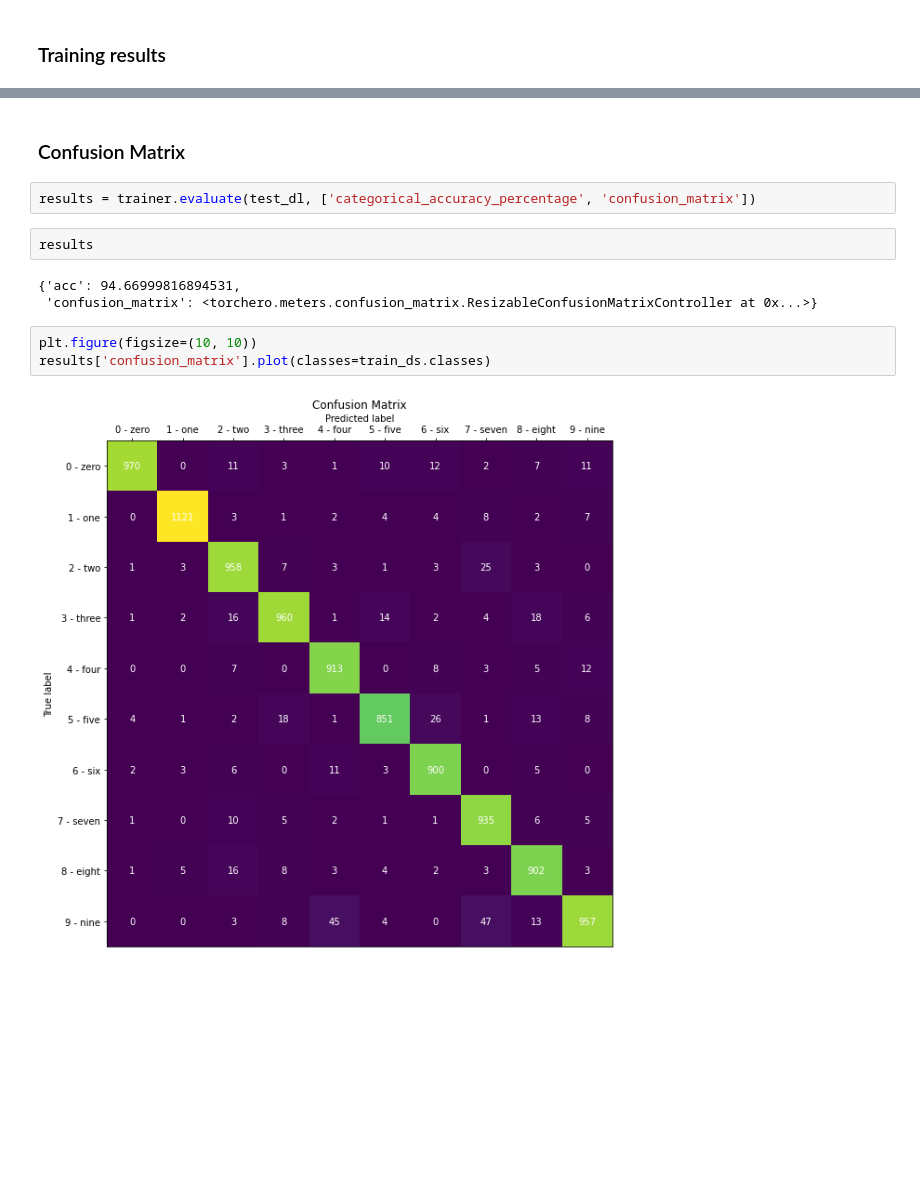
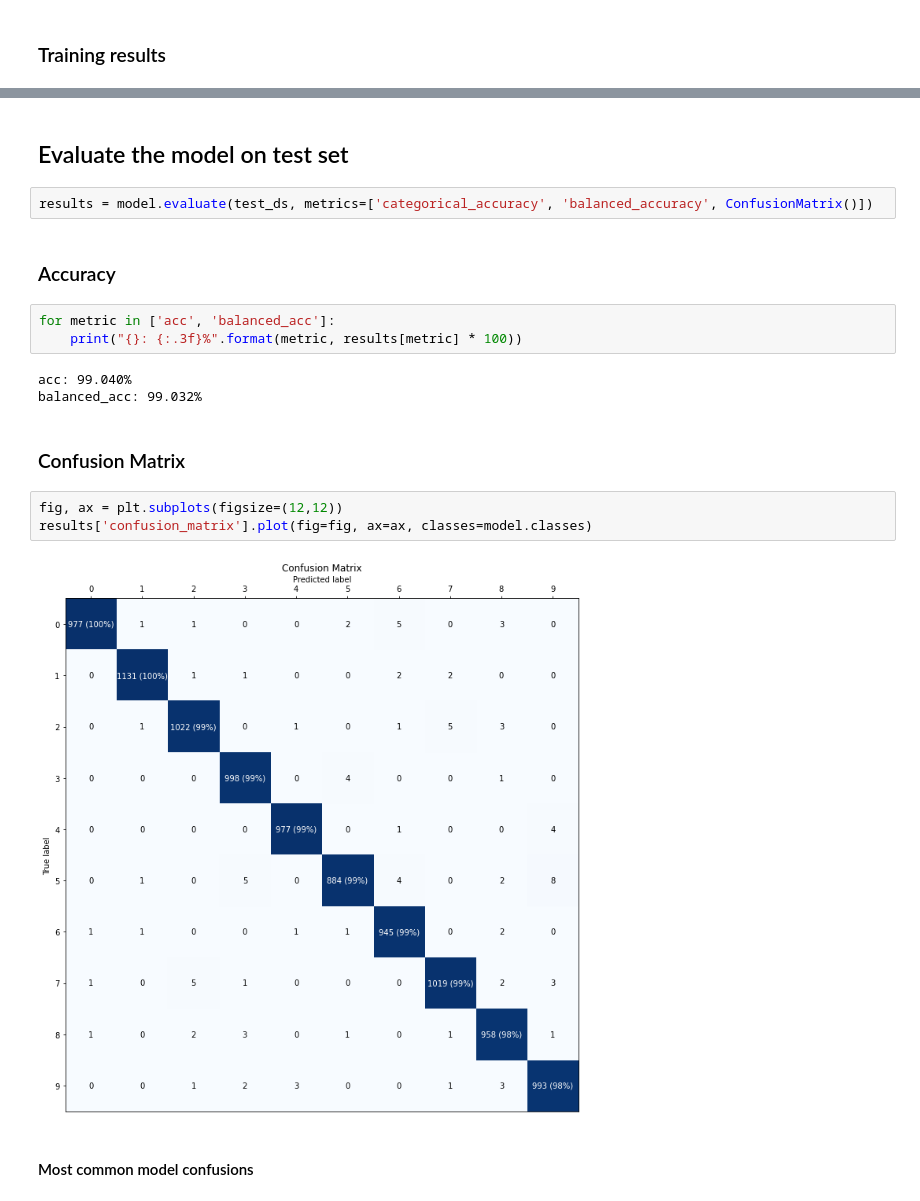
Before and after one commit to juancruzsosa/torchero, a Jupyter notebook: examples/notebooks/MNIST Supervised Trainer.ipynb, the cells around one changed output, grey strips where cells are left out. Saved outputs shown, nothing was run; the diff lists cells and outputs as text; blank space fills up the shorter version.

```diff
--- a/examples/notebooks/MNIST Supervised Trainer.ipynb
+++ b/examples/notebooks/MNIST Supervised Trainer.ipynb
@@ -106,14 +125,21 @@ checkpoint.load()
+# %% [markdown]
+## Evaluate the model on test set
+# %%
+results = model.evaluate(test_ds, metrics=['categorical_accuracy', 'balanced_accuracy', ConfusionMatrix()])
+# %% [markdown]
+### Accuracy
+# %%
+for metric in ['acc', 'balanced_acc']:
+    print("{}: {:.3f}%".format(metric, results[metric] * 100))
+# %% [output]
+acc: 99.040%
+balanced_acc: 99.032%
 # %% [markdown]
 ### Confusion Matrix
-# %%
-results = trainer.evaluate(test_dl, ['categorical_accuracy_percentage', 'confusion_matrix'])
-# %%
-results
-# %% [output]
-{'acc': 94.66999816894531,
- 'confusion_matrix': <torchero.meters.confusion_matrix.ResizableConfusionMatrixController at 0x...>}
-# %%
-plt.figure(figsize=(10, 10))
-results['confusion_matrix'].plot(classes=train_ds.classes)
-# %% [output]
-[figure, removed]
+# %%
+fig, ax = plt.subplots(figsize=(12,12))
+results['confusion_matrix'].plot(fig=fig, ax=ax, classes=model.classes)
+# %% [output]
+[figure, added]
+# %% [markdown]
+#### Most common model confusions
```
Also changed, not shown: parts of 24 cells of this notebook, 3 other files.
